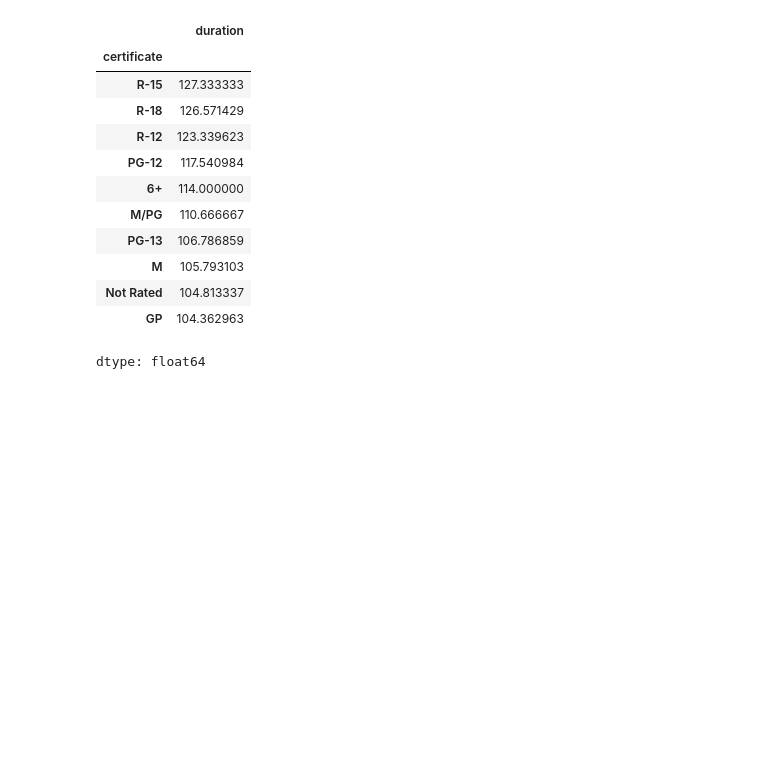
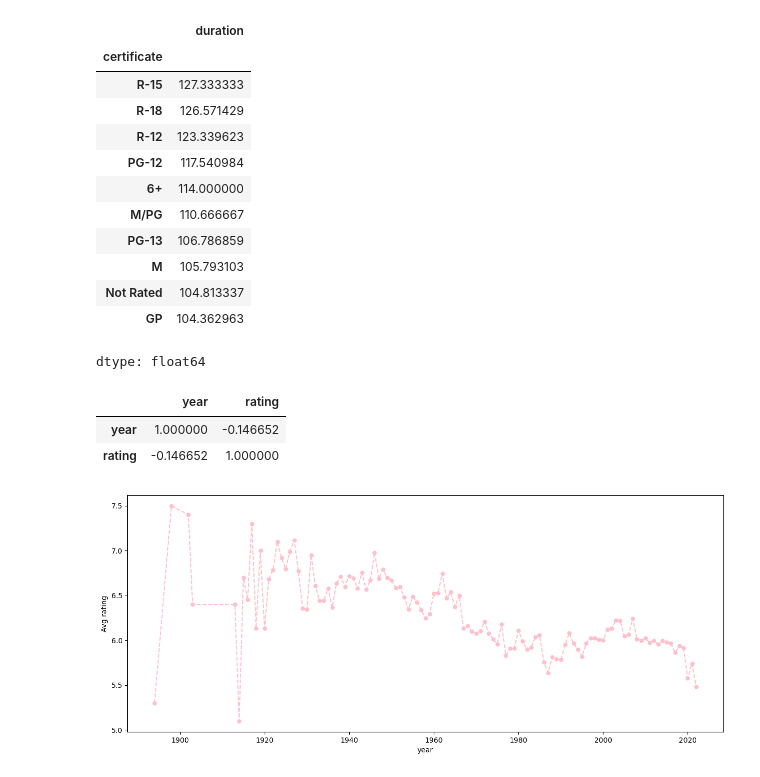
Before and after one commit to shreyaupadhyay4/project_movie, a Jupyter notebook: movies_project.ipynb, the cells around one changed output. Cells and saved outputs as stored; diff of their text form; code cells hidden in the pictures; blank space fills up the shorter version.

```diff
--- a/movies_project.ipynb
+++ b/movies_project.ipynb
@@ -843,3 +867,11 @@ df.groupby("certificate")['duration'].mean().sort_values(ascending=False).head(1
 dtype: float64
 # %%
 # Q19. Are ratings improving over the years?
+# %%
+df[['year','rating']].corr()
+# %% [output]
+|  | year | rating |
+| year | 1.000000 | -0.146652 |
+| rating | -0.146652 | 1.000000 |
+# %%
+a=df.groupby('year')['rating'].mean()
@@ -845,0 +880,9 @@ dtype: float64
+# %%
+from matplotlib.lines import lineStyles
+plt.figure(figsize=(15,6))
+plt.plot(a.index,a.values,color='Pink',marker='o',markersize=5,linestyle='--')
+plt.xlabel('year')
+plt.ylabel('Avg rating')
+plt.show()
+# %% [output]
+[figure, added]
```
Also changed, not shown: parts of 18 cells of this notebook.
